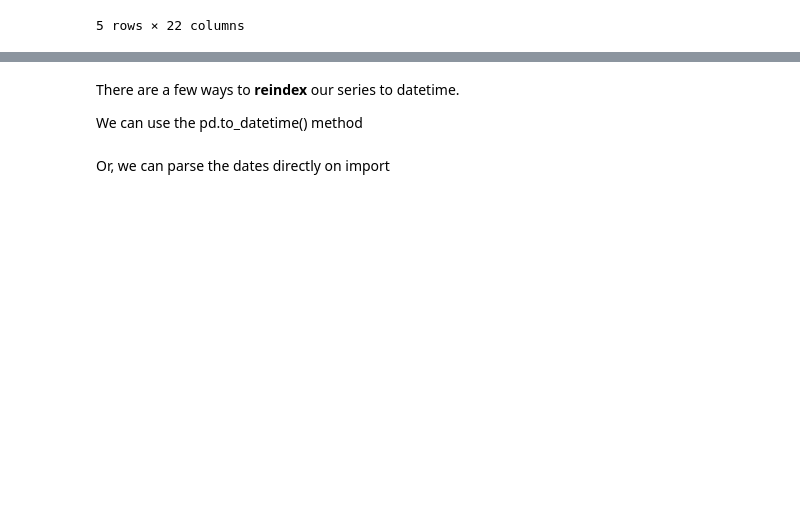
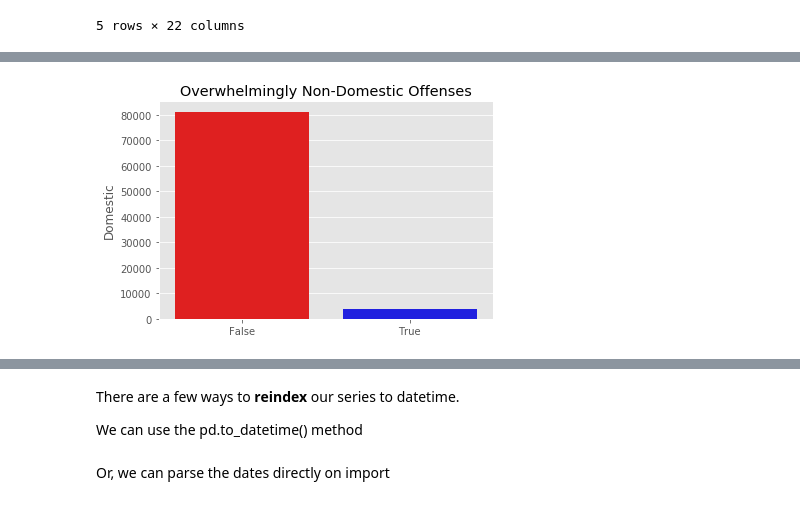
Before and after one commit to lecritch/timeseries_chi-sea-dsc, a Jupyter notebook: index.ipynb, the cells around one changed output, grey strips where cells are left out. Saved outputs shown, nothing was run; the diff lists cells and outputs as text; code cells hidden in the pictures; blank space fills up the shorter version.

```diff
--- a/index.ipynb
+++ b/index.ipynb
@@ -98,0 +139,12 @@ ts.head()
+# %%
+# Mostly non-domestic offenses
+
+fig, ax = plt.subplots()
+sns.barplot( ts['Domestic'].value_counts().index,
+             ts['Domestic'].value_counts(),
+             palette=[ 'r', 'b'], ax=ax
+           )
+
+ax.set_title("Overwhelmingly Non-Domestic Offenses");
+# %% [output]
+[figure, added]
```
Also changed, not shown: parts of 53 cells of this notebook, 28 other files.
